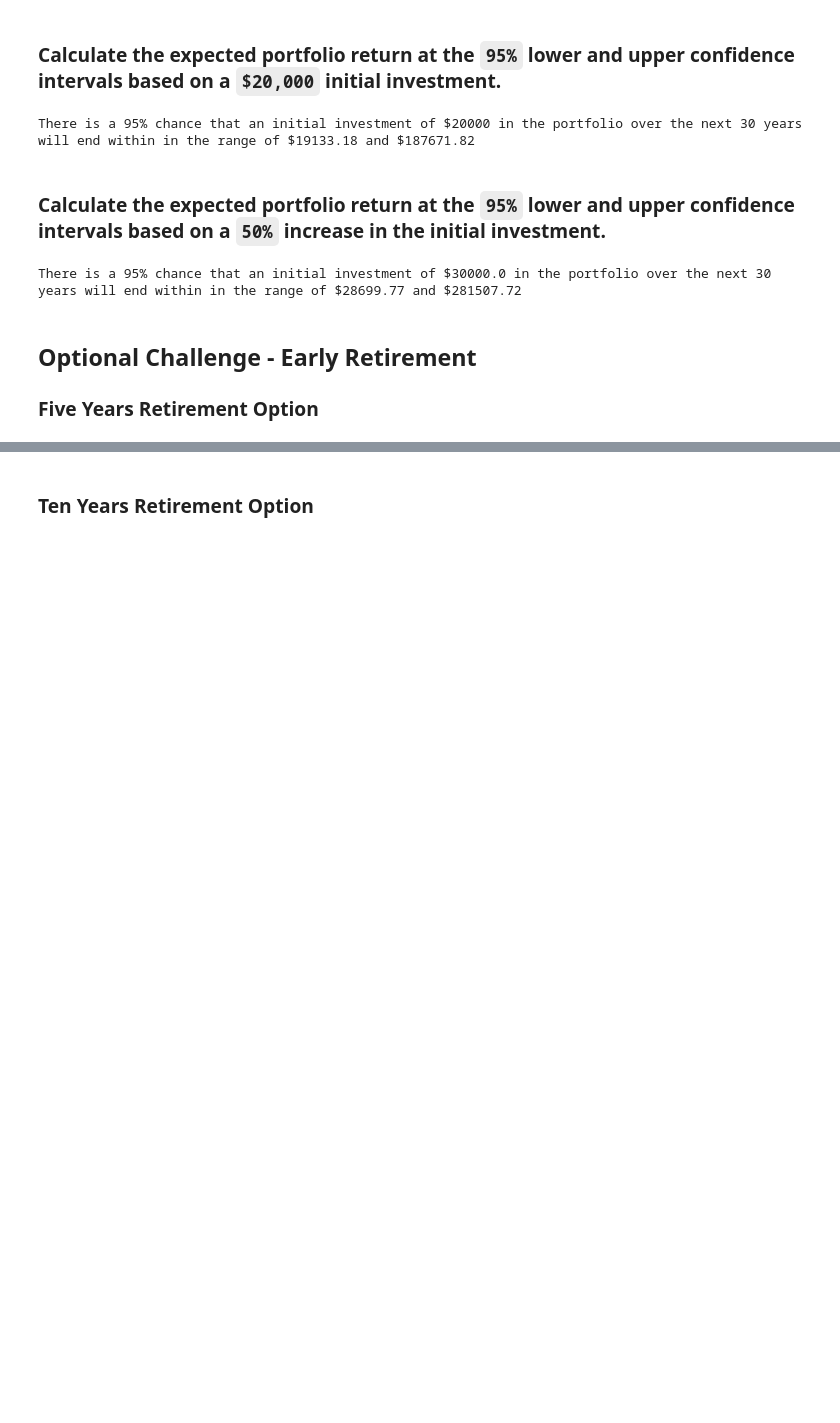
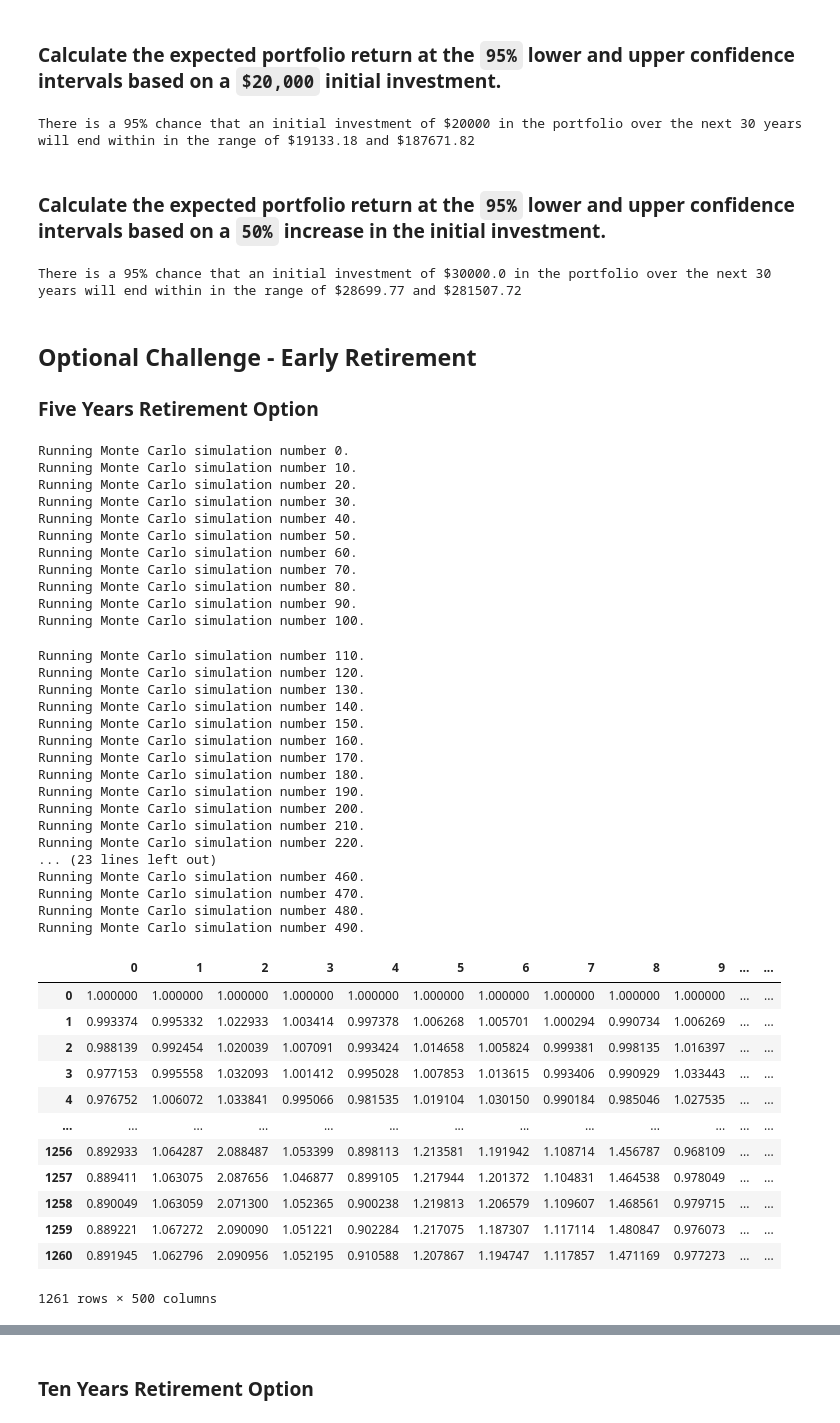
Before and after one commit to JeepCannon/Module5_Challenge, a Jupyter notebook: Module5_Challenge.ipynb, the cells around one changed output, grey strips where cells are left out. Saved outputs shown, nothing was run; the diff lists cells and outputs as text; code cells hidden in the pictures; blank space fills up the shorter version.

```diff
--- a/Module5_Challenge.ipynb
+++ b/Module5_Challenge.ipynb
@@ -436,3 +412,45 @@ There is a 95% chance that an initial investment of $30000.0 in the portfolio ov
 # %%
-# Configuring a Monte Carlo simulation to forecast 5 years cumulative returns
-# YOUR CODE HERE!
+# Running a Monte Carlo simulation to forecast 5 years cumulative returns
+MC_Portfolio.calc_cumulative_return()
+# %% [output]
+Running Monte Carlo simulation number 0.
+Running Monte Carlo simulation number 10.
+Running Monte Carlo simulation number 20.
+Running Monte Carlo simulation number 30.
+Running Monte Carlo simulation number 40.
+Running Monte Carlo simulation number 50.
+Running Monte Carlo simulation number 60.
+Running Monte Carlo simulation number 70.
+Running Monte Carlo simulation number 80.
+Running Monte Carlo simulation number 90.
+Running Monte Carlo simulation number 100.
+Running Monte Carlo simulation number 110.
+Running Monte Carlo simulation number 120.
+Running Monte Carlo simulation number 130.
+Running Monte Carlo simulation number 140.
+Running Monte Carlo simulation number 150.
+Running Monte Carlo simulation number 160.
+Running Monte Carlo simulation number 170.
+Running Monte Carlo simulation number 180.
+Running Monte Carlo simulation number 190.
+Running Monte Carlo simulation number 200.
+Running Monte Carlo simulation number 210.
+Running Monte Carlo simulation number 220.
+... (23 lines left out)
+Running Monte Carlo simulation number 460.
+Running Monte Carlo simulation number 470.
+Running Monte Carlo simulation number 480.
+Running Monte Carlo simulation number 490.
+|  | 0 | 1 | 2 | 3 | 4 | 5 | 6 | 7 | 8 | 9 | ... | ... |
+| 0 | 1.000000 | 1.000000 | 1.000000 | 1.000000 | 1.000000 | 1.000000 | 1.000000 | 1.000000 | 1.000000 | 1.000000 | ... | ... |
+| 1 | 0.993374 | 0.995332 | 1.022933 | 1.003414 | 0.997378 | 1.006268 | 1.005701 | 1.000294 | 0.990734 | 1.006269 | ... | ... |
+| 2 | 0.988139 | 0.992454 | 1.020039 | 1.007091 | 0.993424 | 1.014658 | 1.005824 | 0.999381 | 0.998135 | 1.016397 | ... | ... |
+| 3 | 0.977153 | 0.995558 | 1.032093 | 1.001412 | 0.995028 | 1.007853 | 1.013615 | 0.993406 | 0.990929 | 1.033443 | ... | ... |
+| 4 | 0.976752 | 1.006072 | 1.033841 | 0.995066 | 0.981535 | 1.019104 | 1.030150 | 0.990184 | 0.985046 | 1.027535 | ... | ... |
+| ... | ... | ... | ... | ... | ... | ... | ... | ... | ... | ... | ... | ... |
+| 1256 | 0.892933 | 1.064287 | 2.088487 | 1.053399 | 0.898113 | 1.213581 | 1.191942 | 1.108714 | 1.456787 | 0.968109 | ... | ... |
+| 1257 | 0.889411 | 1.063075 | 2.087656 | 1.046877 | 0.899105 | 1.217944 | 1.201372 | 1.104831 | 1.464538 | 0.978049 | ... | ... |
+| 1258 | 0.890049 | 1.063059 | 2.071300 | 1.052365 | 0.900238 | 1.219813 | 1.206579 | 1.109607 | 1.468561 | 0.979715 | ... | ... |
+| 1259 | 0.889221 | 1.067272 | 2.090090 | 1.051221 | 0.902284 | 1.217075 | 1.187307 | 1.117114 | 1.480847 | 0.976073 | ... | ... |
+| 1260 | 0.891945 | 1.062796 | 2.090956 | 1.052195 | 0.910588 | 1.207867 | 1.194747 | 1.117857 | 1.471169 | 0.977273 | ... | ... |
+1261 rows × 500 columns
```
Also changed, not shown: parts of 16 cells of this notebook.
